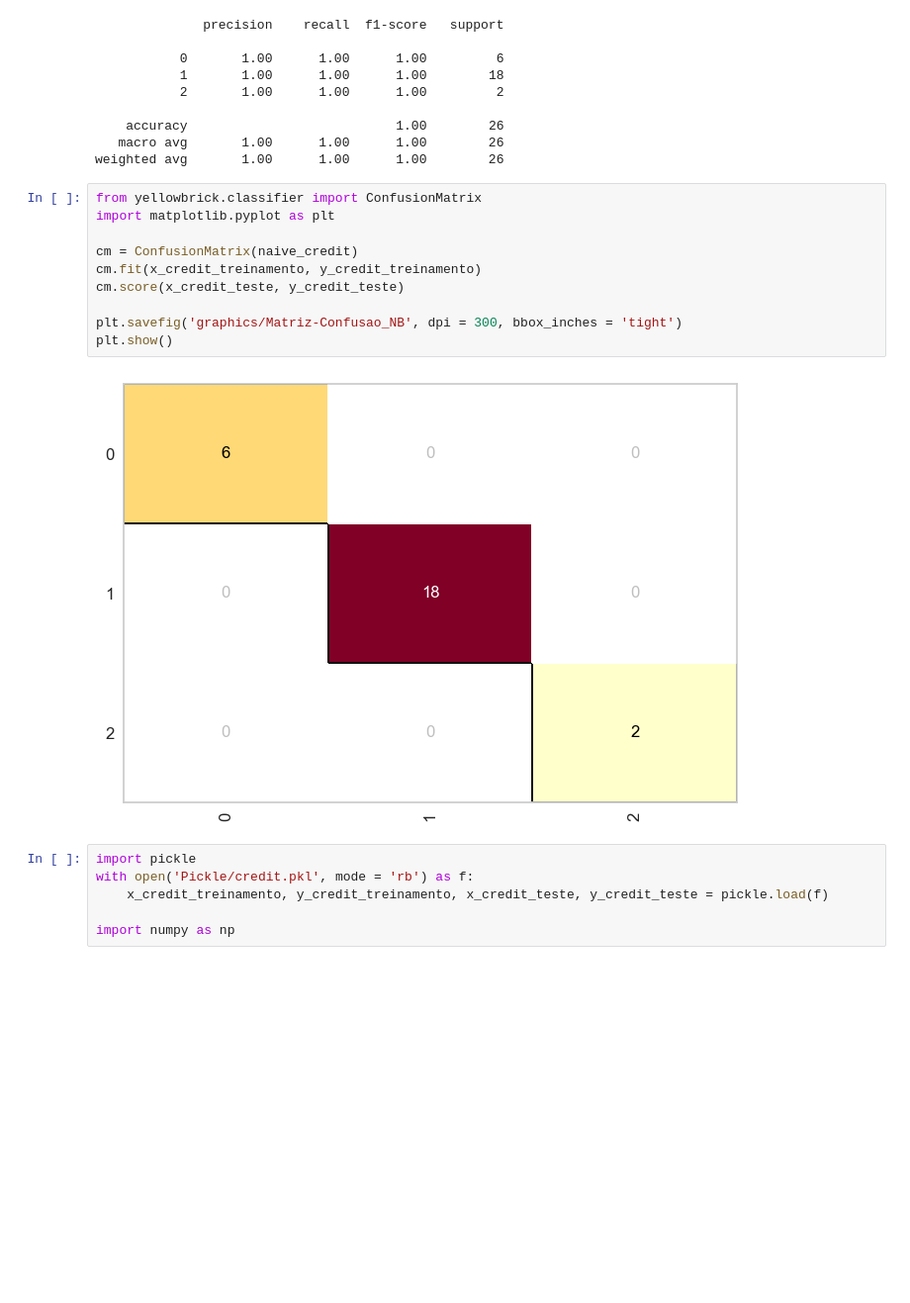
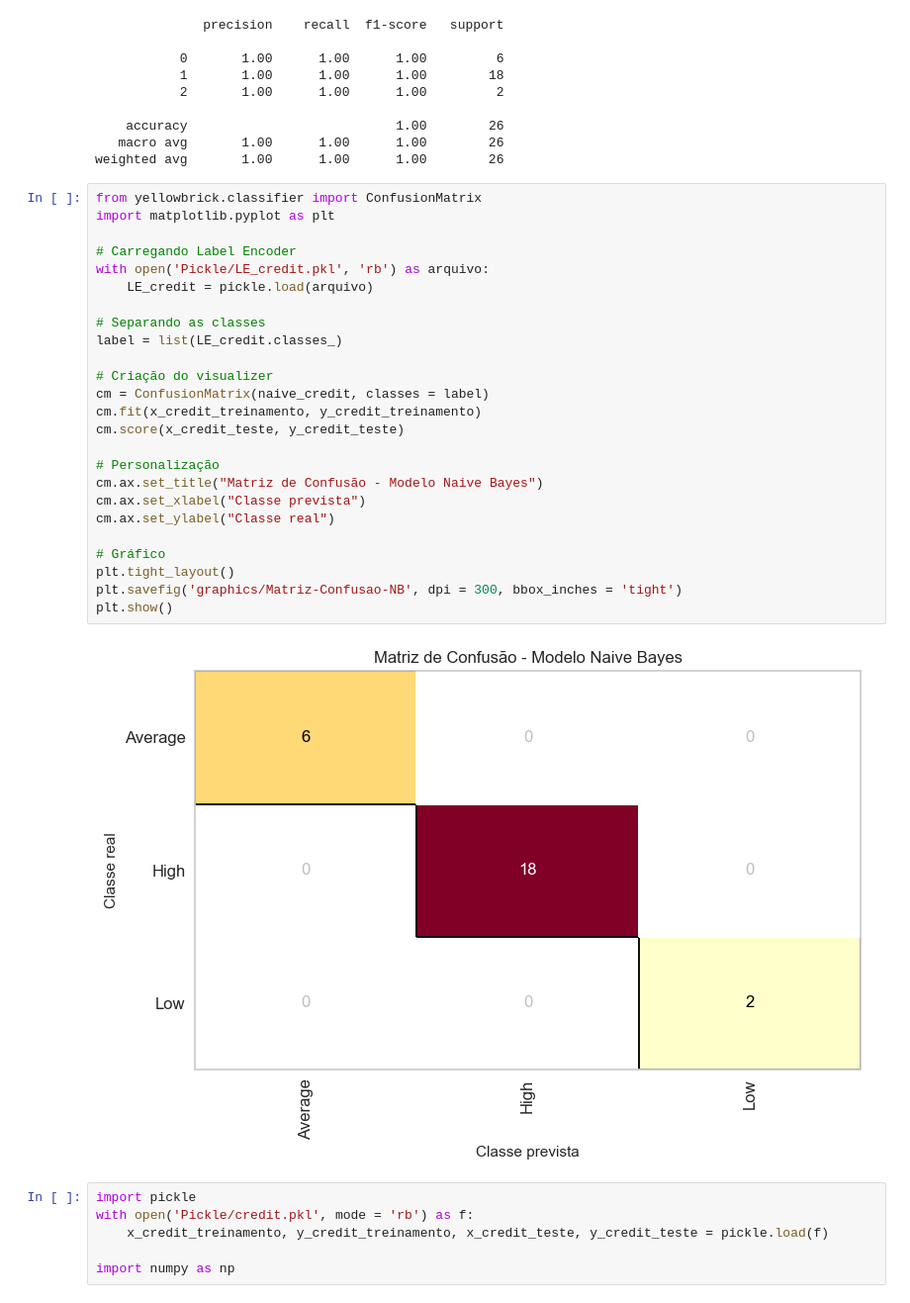
Before and after one commit to Joao-Paulo-Brito/Projeto-Credit-Score, a Jupyter notebook: credit_score_analysis.ipynb, the cells around one changed output. Shown at 99% size. Saved outputs shown, nothing was run; the diff lists cells and outputs as text; blank space fills up the shorter version.

Commit message:
Novos gráficos criados

```diff
--- a/credit_score_analysis.ipynb
+++ b/credit_score_analysis.ipynb
@@ -271,15 +275,30 @@ weighted avg       1.00      1.00      1.00        26
 # %%
 from yellowbrick.classifier import ConfusionMatrix
 import matplotlib.pyplot as plt
 
-cm = ConfusionMatrix(naive_credit)
+# Carregando Label Encoder
+with open('Pickle/LE_credit.pkl', 'rb') as arquivo:
+    LE_credit = pickle.load(arquivo)
+
+# Separando as classes
+label = list(LE_credit.classes_)
+
+# Criação do visualizer
+cm = ConfusionMatrix(naive_credit, classes = label)
 cm.fit(x_credit_treinamento, y_credit_treinamento)
 cm.score(x_credit_teste, y_credit_teste)
 
-plt.savefig('graphics/Matriz-Confusao_NB', dpi = 300, bbox_inches = 'tight')
+# Personalização
+cm.ax.set_title("Matriz de Confusão - Modelo Naive Bayes")
+cm.ax.set_xlabel("Classe prevista")
+cm.ax.set_ylabel("Classe real")
+
+# Gráfico
+plt.tight_layout()
+plt.savefig('graphics/Matriz-Confusao-NB', dpi = 300, bbox_inches = 'tight')
 plt.show()
 # %% [output]
-[figure, old version]
+[figure, new version]
 # %%
 import pickle
 with open('Pickle/credit.pkl', mode = 'rb') as f:
```
Also changed, not shown: parts of 4 cells of this notebook, 4 other files.
